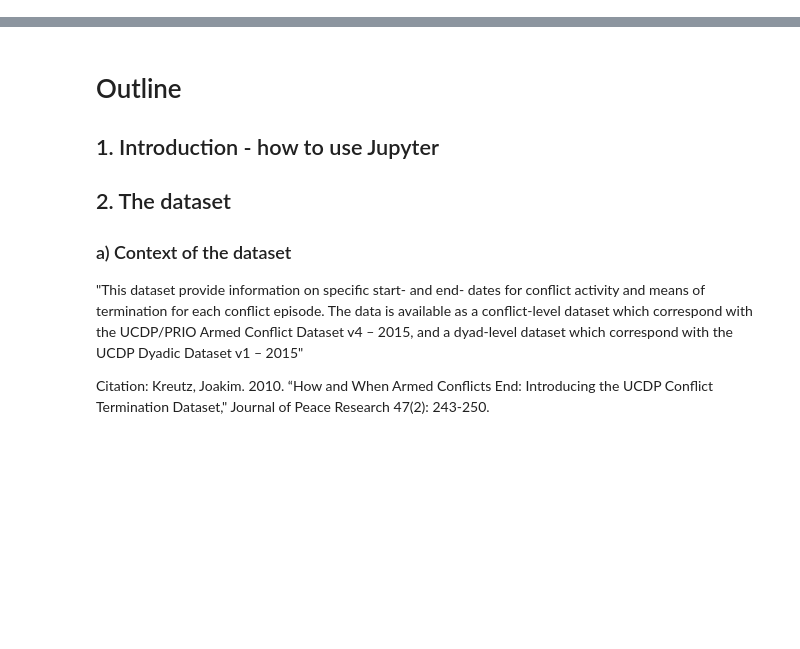
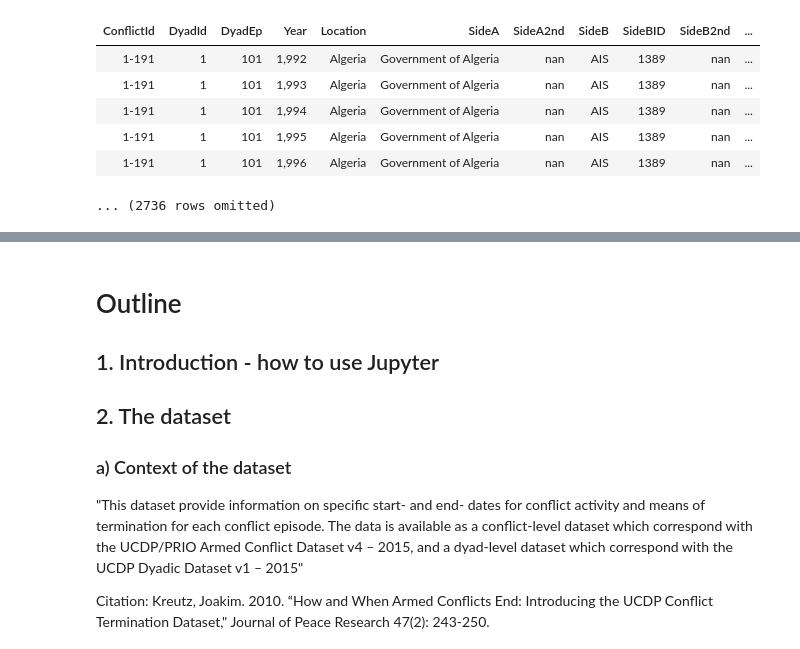
Before and after one commit to ds-modules/POLSCI-5, a Jupyter notebook: CivilWars.ipynb, the cells around one changed output, grey strips where cells are left out. Saved outputs shown, nothing was run; the diff lists cells and outputs as text; code cells hidden in the pictures; blank space fills up the shorter version.

Commit message:
wrote intro and dataset sections

```diff
--- a/CivilWars.ipynb
+++ b/CivilWars.ipynb
@@ -2,0 +45,11 @@
+# %%
+raw = Table.read_table('ucdp-term-dyadic-2015.csv') # read in the dataset
+raw.show(5)
+# %% [output]
+| ConflictId | DyadId | DyadEp | Year | Location | SideA | SideA2nd | SideB | SideBID | SideB2nd | ... |
+| 1-191 | 1 | 101 | 1,992 | Algeria | Government of Algeria | nan | AIS | 1389 | nan | ... |
+| 1-191 | 1 | 101 | 1,993 | Algeria | Government of Algeria | nan | AIS | 1389 | nan | ... |
+| 1-191 | 1 | 101 | 1,994 | Algeria | Government of Algeria | nan | AIS | 1389 | nan | ... |
+| 1-191 | 1 | 101 | 1,995 | Algeria | Government of Algeria | nan | AIS | 1389 | nan | ... |
+| 1-191 | 1 | 101 | 1,996 | Algeria | Government of Algeria | nan | AIS | 1389 | nan | ... |
+... (2736 rows omitted)
```
Also changed, not shown: parts of 79 cells of this notebook.
